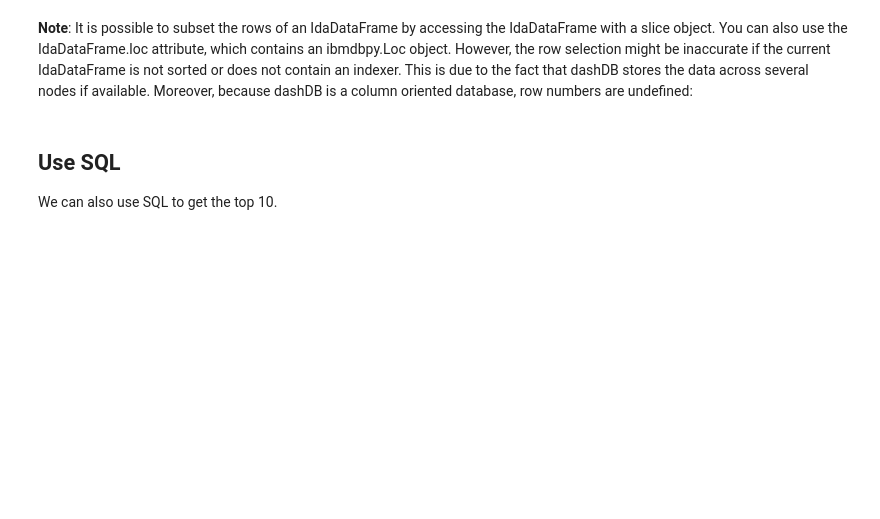
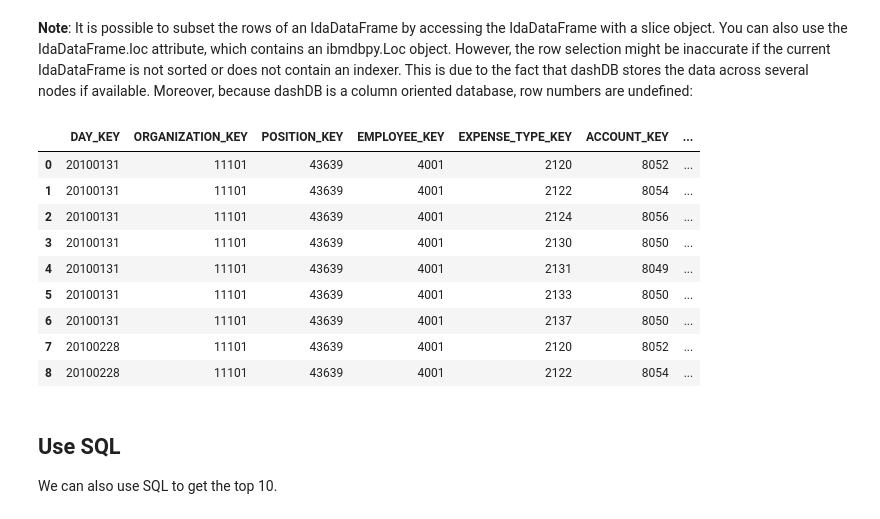
Before and after one commit to bleonardb3/Proof-of-Technology, a Jupyter notebook: DSX/Lab-1/dashConnectAndInteract.ipynb, the cells around one changed output. Cells and saved outputs as stored; diff of their text form; code cells hidden in the pictures; blank space fills up the shorter version.

```diff
--- a/DSX/Lab-1/dashConnectAndInteract.ipynb
+++ b/DSX/Lab-1/dashConnectAndInteract.ipynb
@@ -134,7 +208,18 @@ idadf.describe()
 __Note__: It is possible to subset the rows of an IdaDataFrame by accessing the IdaDataFrame with a slice object. You can also use the IdaDataFrame.loc attribute, which contains an ibmdbpy.Loc object. However, the row selection might be inaccurate if the current IdaDataFrame is not sorted or does not contain an indexer. This is due to the fact that dashDB stores the data across several nodes if available. Moreover, because dashDB is a column oriented database, row numbers are undefined:
 # %%
 idadf_new = idadf[0:9] # Select the first 10 rows
-idadf_new.head(10)
+idadf_new
+# %% [output]
+|  | DAY_KEY | ORGANIZATION_KEY | POSITION_KEY | EMPLOYEE_KEY | EXPENSE_TYPE_KEY | ACCOUNT_KEY | ... |
+| 0 | 20100131 | 11101 | 43639 | 4001 | 2120 | 8052 | ... |
+| 1 | 20100131 | 11101 | 43639 | 4001 | 2122 | 8054 | ... |
+| 2 | 20100131 | 11101 | 43639 | 4001 | 2124 | 8056 | ... |
+| 3 | 20100131 | 11101 | 43639 | 4001 | 2130 | 8050 | ... |
+| 4 | 20100131 | 11101 | 43639 | 4001 | 2131 | 8049 | ... |
+| 5 | 20100131 | 11101 | 43639 | 4001 | 2133 | 8050 | ... |
+| 6 | 20100131 | 11101 | 43639 | 4001 | 2137 | 8050 | ... |
+| 7 | 20100228 | 11101 | 43639 | 4001 | 2120 | 8052 | ... |
+| 8 | 20100228 | 11101 | 43639 | 4001 | 2122 | 8054 | ... |
 # %% [markdown]
 ## Use SQL
 We can also use SQL to get the top 10.
```
Also changed, not shown: parts of 20 cells of this notebook.
